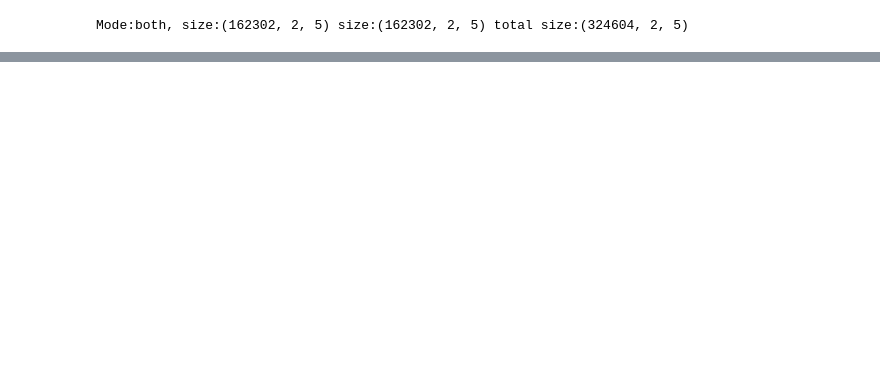
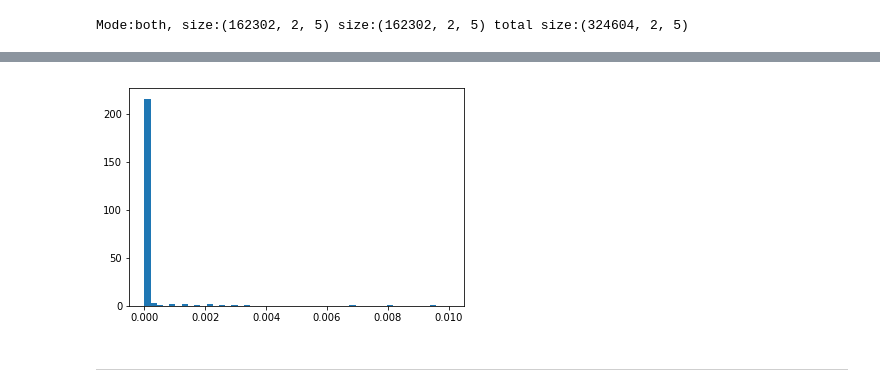
Before and after one commit to kunrenzhilu/STgram, a Jupyter notebook: STSkipgram.ipynb, the cells around one changed output, grey strips where cells are left out. Saved outputs shown, nothing was run; the diff lists cells and outputs as text; code cells hidden in the pictures; blank space fills up the shorter version.

```diff
--- a/STSkipgram.ipynb
+++ b/STSkipgram.ipynb
@@ -161,2 +224,10 @@ KeyboardInterrupt:
+# %%
+temp = 10
+a = compute_weight_decay(center.timestmp, context.timestmp, temp)
+_=plt.hist(a, bins=np.linspace(0,0.01,50))
+# %% [output]
+[figure, added]
+# %% [markdown]
+---
 # %%
 args.LOG_DIR = 'benchmark'
```
Also changed, not shown: parts of 20 cells of this notebook, 7 other files.
